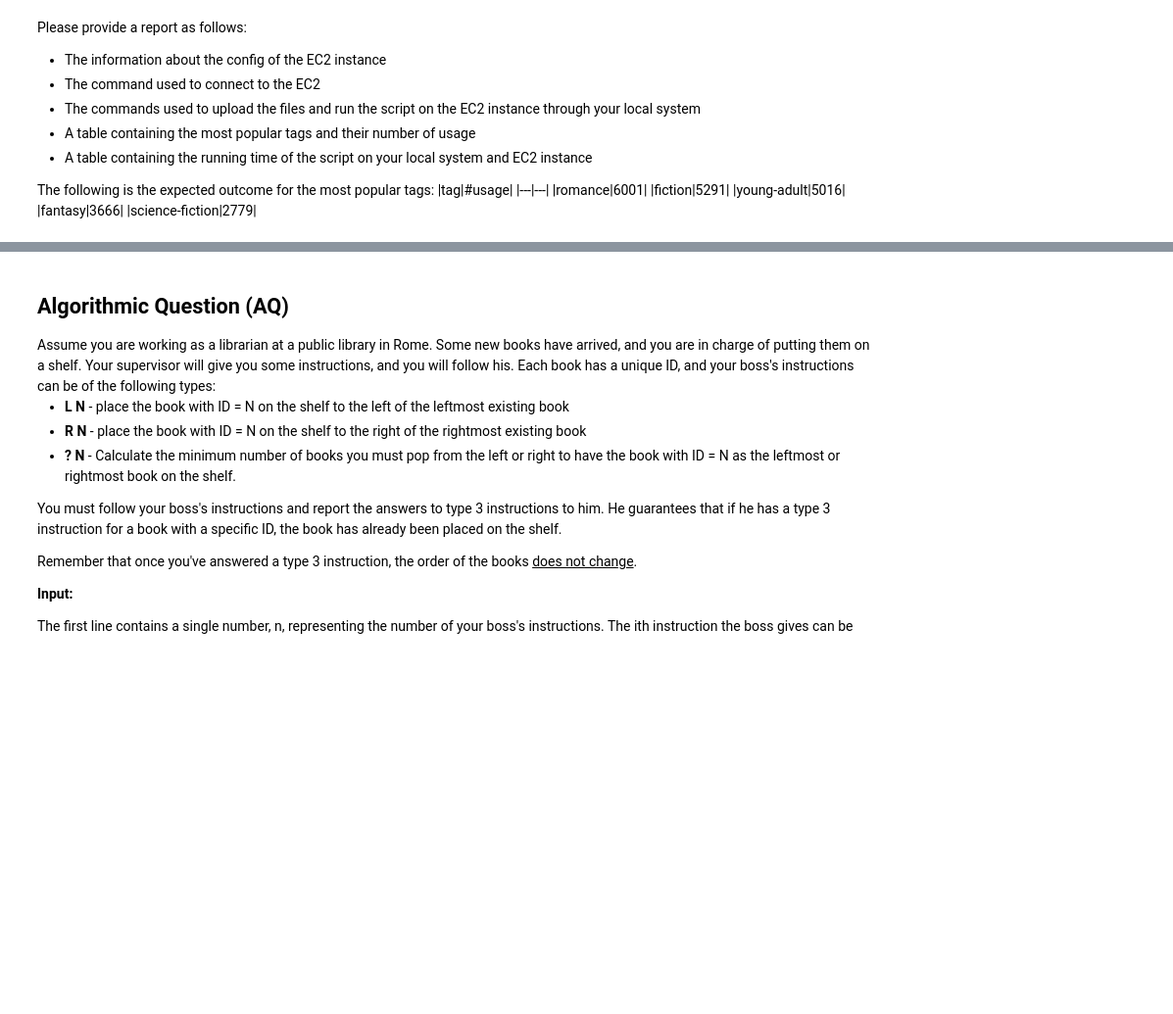
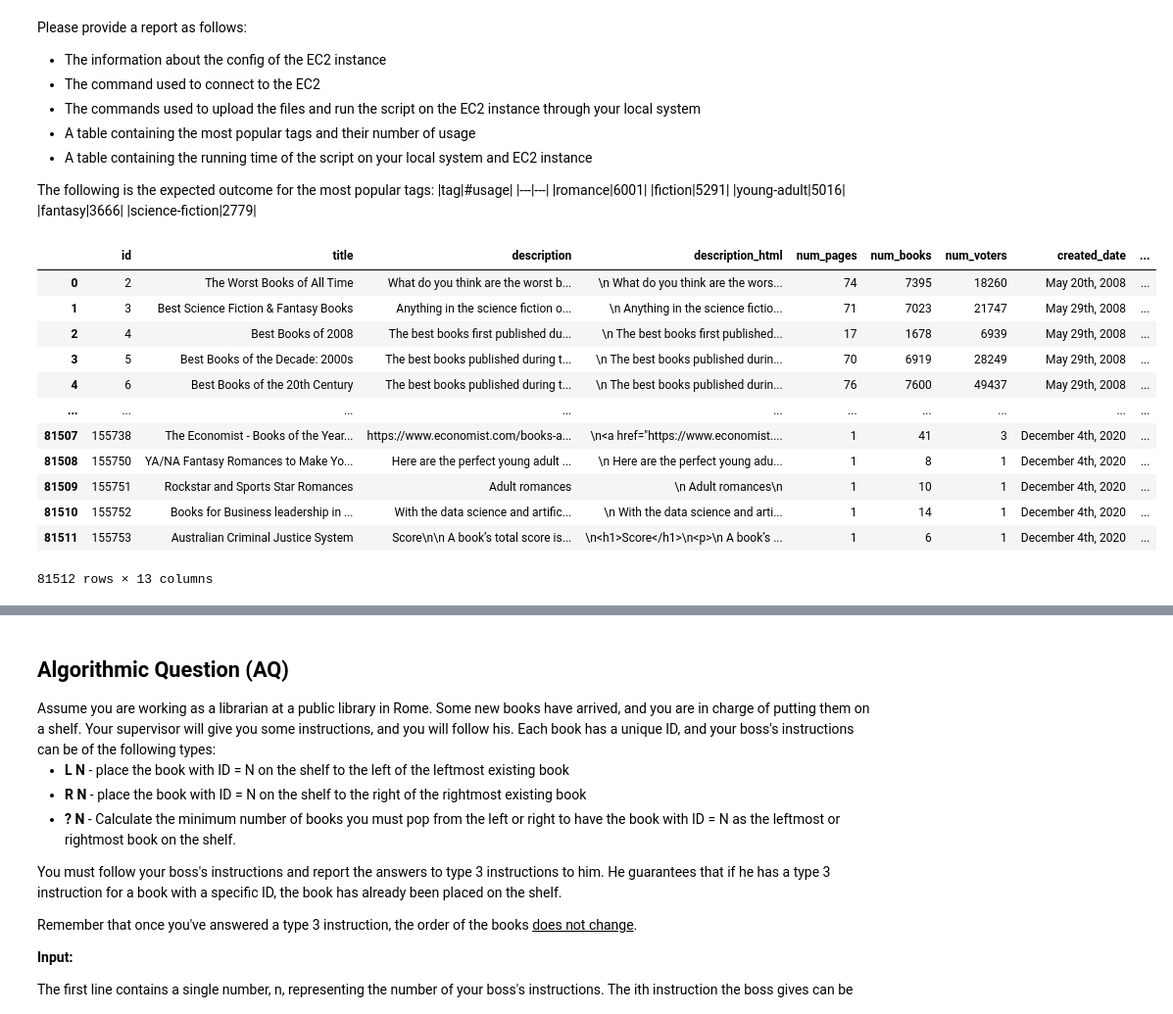
Before and after one commit to michele-42/HW2, a Jupyter notebook: main.ipynb, the cells around one changed output, grey strips where cells are left out. Shown at 98% size. Cells and saved outputs as stored; diff of their text form; code cells hidden in the pictures; blank space fills up the shorter version.

```diff
--- a/main.ipynb
+++ b/main.ipynb
@@ -1125,3 +1125,20 @@ Commands used to run the script
 """
 # %%
 # Load list.json
+lst = pd.read_json('data/list.json', lines=True)
+
+lst
+# %% [output]
+|  | id | title | description | description_html | num_pages | num_books | num_voters | created_date | ... |
+| 0 | 2 | The Worst Books of All Time | What do you think are the worst b... | \n What do you think are the wors... | 74 | 7395 | 18260 | May 20th, 2008 | ... |
+| 1 | 3 | Best Science Fiction & Fantasy Books | Anything in the science fiction o... | \n Anything in the science fictio... | 71 | 7023 | 21747 | May 29th, 2008 | ... |
+| 2 | 4 | Best Books of 2008 | The best books first published du... | \n The best books first published... | 17 | 1678 | 6939 | May 29th, 2008 | ... |
+| 3 | 5 | Best Books of the Decade: 2000s | The best books published during t... | \n The best books published durin... | 70 | 6919 | 28249 | May 29th, 2008 | ... |
+| 4 | 6 | Best Books of the 20th Century | The best books published during t... | \n The best books published durin... | 76 | 7600 | 49437 | May 29th, 2008 | ... |
+| ... | ... | ... | ... | ... | ... | ... | ... | ... | ... |
+| 81507 | 155738 | The Economist - Books of the Year... | https://www.economist.com/books-a... | \n<a href="https://www.economist.... | 1 | 41 | 3 | December 4th, 2020 | ... |
+| 81508 | 155750 | YA/NA Fantasy Romances to Make Yo... | Here are the perfect young adult ... | \n Here are the perfect young adu... | 1 | 8 | 1 | December 4th, 2020 | ... |
+| 81509 | 155751 | Rockstar and Sports Star Romances | Adult romances | \n Adult romances\n | 1 | 10 | 1 | December 4th, 2020 | ... |
+| 81510 | 155752 | Books for Business leadership in ... | With the data science and artific... | \n With the data science and arti... | 1 | 14 | 1 | December 4th, 2020 | ... |
+| 81511 | 155753 | Australian Criminal Justice System | Score\n\n A book’s total score is... | \n<h1>Score</h1>\n<p>\n A book’s ... | 1 | 6 | 1 | December 4th, 2020 | ... |
+81512 rows × 13 columns
```
Also changed, not shown: parts of 4 cells of this notebook.
